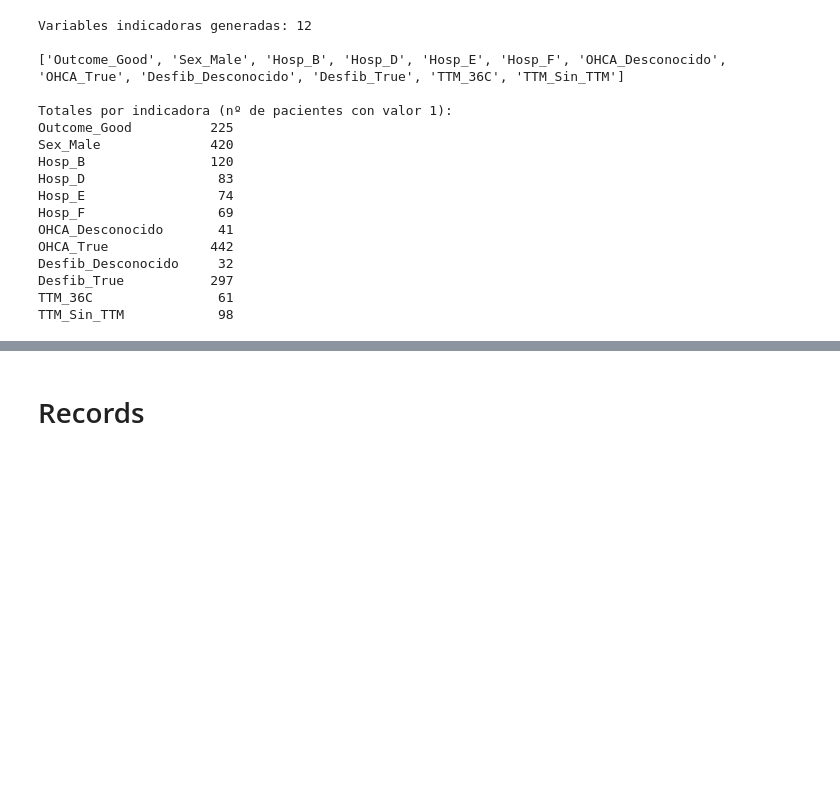
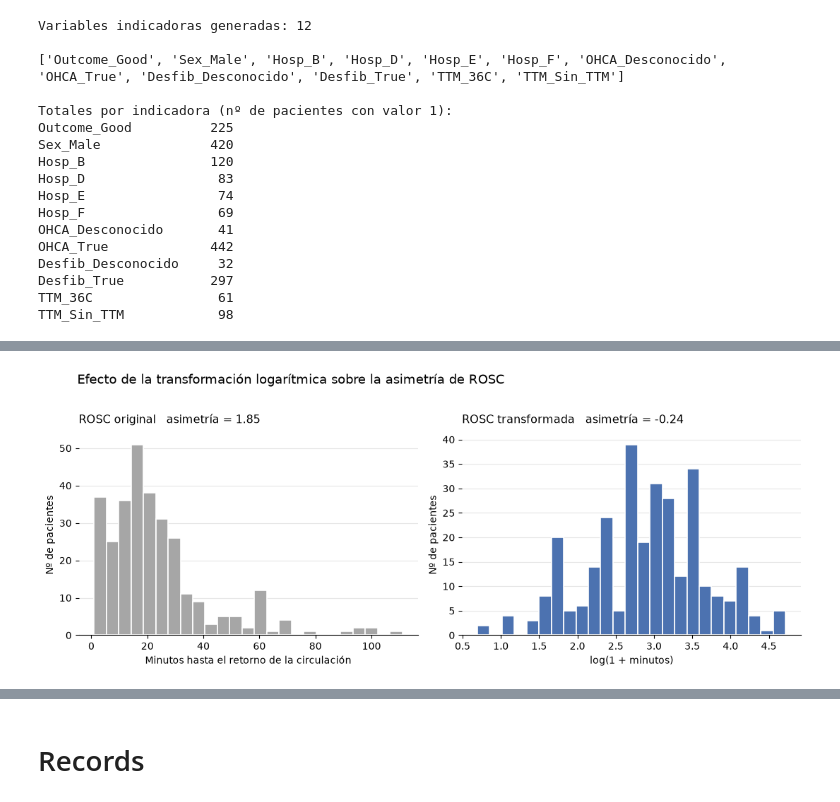
Before and after one commit to AlejandraJaramillo19/mlda-project_, a Jupyter notebook: notebooks/03_data_preparation/03_data_preparation.ipynb, the cells around one changed output, grey strips where cells are left out. Drawn from its saved outputs; the diff is of its cells as text; code cells hidden in the pictures; blank space fills up the shorter version.

```diff
--- a/notebooks/03_data_preparation/03_data_preparation.ipynb
+++ b/notebooks/03_data_preparation/03_data_preparation.ipynb
@@ -3230,0 +3250,27 @@ Las variables indicadoras no se escalan en ninguna de las dos versiones. Ya est
+# %%
+fig, axes = plt.subplots(1, 2, figsize=(11, 4.2))
+
+axes[0].hist(rosc_obs, bins=25, color='#A6A6A6', edgecolor='white', linewidth=1.2)
+axes[0].set_title(f'ROSC original   asimetría = {rosc_obs.skew():.2f}',
+                  fontsize=11.5, loc='left', pad=12)
+axes[0].set_xlabel('Minutos hasta el retorno de la circulación')
+
+axes[1].hist(rosc_log, bins=25, color='#4C72B0', edgecolor='white', linewidth=1.2)
+axes[1].set_title(f'ROSC transformada   asimetría = {rosc_log.skew():.2f}',
+                  fontsize=11.5, loc='left', pad=12)
+axes[1].set_xlabel('log(1 + minutos)')
+
+for ax in axes:
+    ax.set_ylabel('Nº de pacientes')
+    ax.yaxis.grid(True, color='#e6e6e6', linewidth=0.8)
+    ax.set_axisbelow(True)
+    for lado in ('top', 'right', 'left'):
+        ax.spines[lado].set_visible(False)
+
+fig.suptitle('Efecto de la transformación logarítmica sobre la asimetría de ROSC',
+             fontsize=13, x=0.055, ha='left', y=1.02)
+
+plt.tight_layout()
+plt.show()
+# %% [output]
+[figure, added]
```
Also changed, not shown: parts of 8 cells of this notebook.
